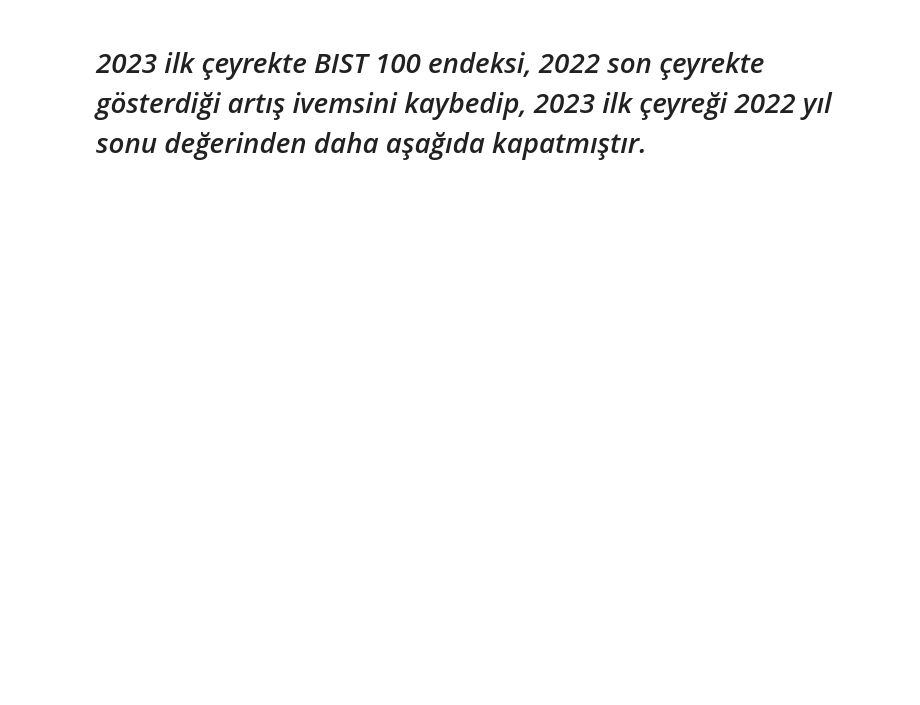
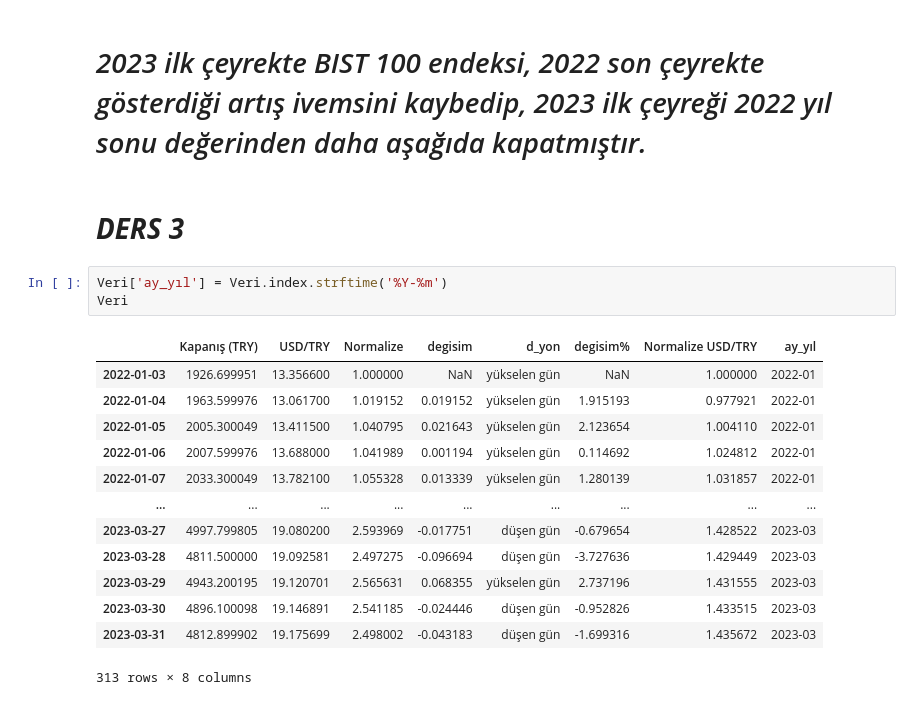
Before and after one commit to furkannulu/PowerBI-and-Data-Analysis-Bootcamp, a Jupyter notebook: DersNotlari.ipynb, the cells around one changed output. Drawn from its saved outputs; the diff is of its cells as text; blank space fills up the shorter version.

```diff
--- a/DersNotlari.ipynb
+++ b/DersNotlari.ipynb
@@ -419,3 +420,22 @@ fig.update_layout(title='Normalize BIST100 ve Normalize Kur',
 [interactive output not drawn]
 # %% [markdown]
 # *2023 ilk çeyrekte BIST 100 endeksi, 2022 son çeyrekte gösterdiği artış ivemsini kaybedip, 2023 ilk çeyreği 2022 yıl sonu değerinden daha aşağıda kapatmıştır.*
+# %% [markdown]
+# ***DERS 3***
+# %%
+Veri['ay_yıl'] = Veri.index.strftime('%Y-%m')
+Veri
+# %% [output]
+|  | Kapanış (TRY) | USD/TRY | Normalize | degisim | d_yon | degisim% | Normalize USD/TRY | ay_yıl |
+| 2022-01-03 | 1926.699951 | 13.356600 | 1.000000 | NaN | yükselen gün | NaN | 1.000000 | 2022-01 |
+| 2022-01-04 | 1963.599976 | 13.061700 | 1.019152 | 0.019152 | yükselen gün | 1.915193 | 0.977921 | 2022-01 |
+| 2022-01-05 | 2005.300049 | 13.411500 | 1.040795 | 0.021643 | yükselen gün | 2.123654 | 1.004110 | 2022-01 |
+| 2022-01-06 | 2007.599976 | 13.688000 | 1.041989 | 0.001194 | yükselen gün | 0.114692 | 1.024812 | 2022-01 |
+| 2022-01-07 | 2033.300049 | 13.782100 | 1.055328 | 0.013339 | yükselen gün | 1.280139 | 1.031857 | 2022-01 |
+| ... | ... | ... | ... | ... | ... | ... | ... | ... |
+| 2023-03-27 | 4997.799805 | 19.080200 | 2.593969 | -0.017751 | düşen gün | -0.679654 | 1.428522 | 2023-03 |
+| 2023-03-28 | 4811.500000 | 19.092581 | 2.497275 | -0.096694 | düşen gün | -3.727636 | 1.429449 | 2023-03 |
+| 2023-03-29 | 4943.200195 | 19.120701 | 2.565631 | 0.068355 | yükselen gün | 2.737196 | 1.431555 | 2023-03 |
+| 2023-03-30 | 4896.100098 | 19.146891 | 2.541185 | -0.024446 | düşen gün | -0.952826 | 1.433515 | 2023-03 |
+| 2023-03-31 | 4812.899902 | 19.175699 | 2.498002 | -0.043183 | düşen gün | -1.699316 | 1.435672 | 2023-03 |
+313 rows × 8 columns
```
Also changed, not shown: parts of 8 cells of this notebook.
